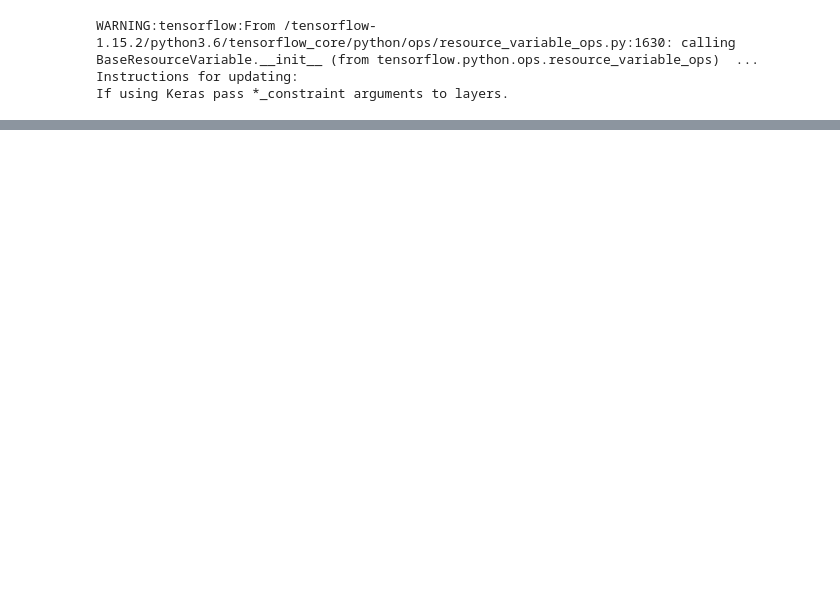
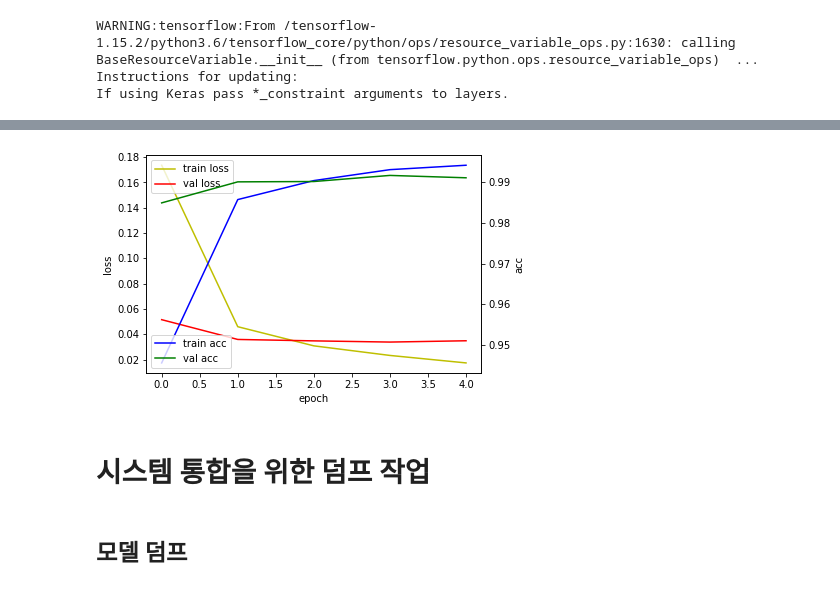
Before and after one commit to JiwooOh-kr/BusanAIDeveloperCourse_AI, a Jupyter notebook: 4_DL/07_케라스를 이용하여 CNN 구현.ipynb, the cells around one changed output, grey strips where cells are left out. Drawn from its saved outputs; the diff is of its cells as text; code cells hidden in the pictures; blank space fills up the shorter version.

```diff
--- a/4_DL/07_케라스를 이용하여 CNN 구현.ipynb
+++ b/4_DL/07_케라스를 이용하여 CNN 구현.ipynb
@@ -208,0 +317,18 @@ with tf.device('/device:GPU:0') :
+# %%
+# 개선 => 조기학습 종료
+from keras.callbacks import EarlyStopping
+
+with tf.device('/device:GPU:0') :
+  early_stop = EarlyStopping()
+  hist       = model.fit(
+      x                = X_train,
+      y                = y_train,
+      epochs           = epochs,
+      batch_size       = batch_size,
+      validation_split = 0.2,
+      # 조기 학습 종료 객체를 콜백으로 등록한다.
+      callbacks        = [early_stop]
+    )
+
+# 실제 구동 결과 10세대까지 진행하지 않고, 3세대 정도에서 수렴했다. (loss: 0.0306 - acc: 0.9906 - val_loss: 0.0348 - val_acc: 0.9911)
+# 2차 구동 때는 5세대에서 수렴(loss: 0.0174 - acc: 0.9942 - val_loss: 0.0349 - val_acc: 0.9911)
@@ -208,0 +348,22 @@ with tf.device('/device:GPU:0') :
+# %%
+import matplotlib.pyplot as plt
+%matplotlib inline
+
+fig, ax = plt.subplots()
+acc_ax = ax.twinx()
+ax.plot(hist.history['loss'],     'y', label='train loss')
+ax.plot(hist.history['val_loss'], 'r', label='val loss')
+acc_ax.plot(hist.history['acc'],     'b', label='train acc')
+acc_ax.plot(hist.history['val_acc'], 'g', label='val acc')
+ax.set_xlabel('epoch')
+ax.set_ylabel('loss')
+acc_ax.set_ylabel('acc')
+ax.legend(loc='upper left')
+acc_ax.legend(loc='lower left')
+plt.show()
+# %% [output]
+[figure, added]
+# %% [markdown]
+# 시스템 통합을 위한 덤프 작업
+# %% [markdown]
+## 모델 덤프
```
Also changed, not shown: parts of 68 cells of this notebook.
